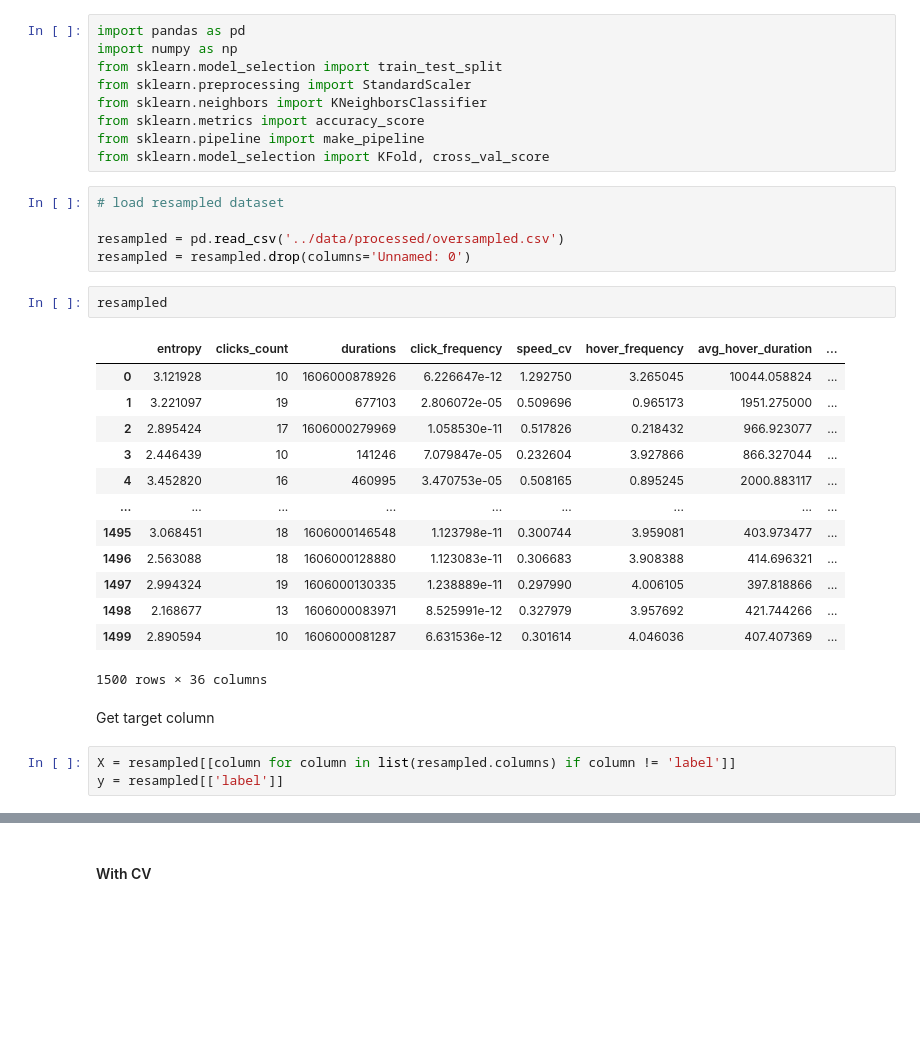
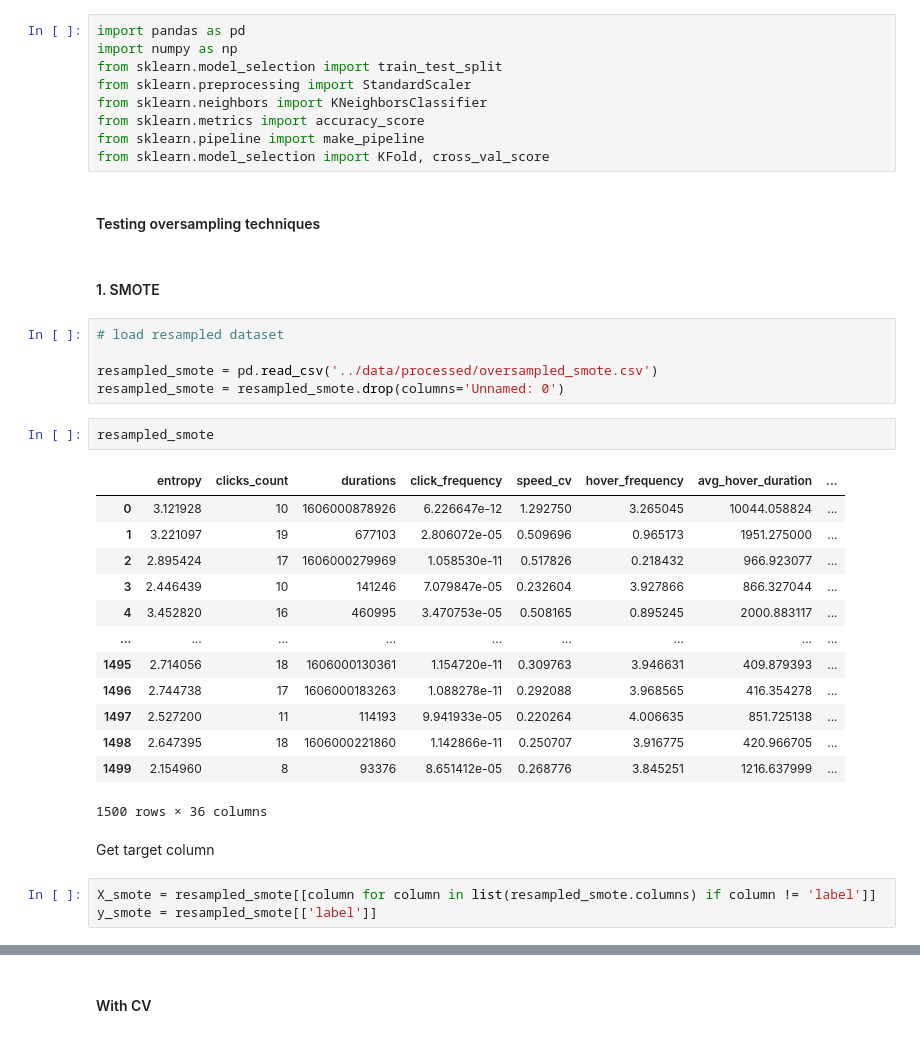
Before and after one commit to cherrydrunk/DSA4263-automated-fraud, a Jupyter notebook: notebooks/KNN_test_2.ipynb, the cells around one changed output, grey strips where cells are left out. Drawn from its saved outputs; the diff is of its cells as text; blank space fills up the shorter version.

Commit message:
update oversampling techniques

```diff
--- a/notebooks/KNN_test_2.ipynb
+++ b/notebooks/KNN_test_2.ipynb
@@ -7,29 +7,33 @@ from sklearn.neighbors import KNeighborsClassifier
 from sklearn.metrics import accuracy_score
 from sklearn.pipeline import make_pipeline
 from sklearn.model_selection import KFold, cross_val_score
+# %% [markdown]
+#### Testing oversampling techniques
+# %% [markdown]
+#### 1. SMOTE
 # %%
 # load resampled dataset
 
-resampled = pd.read_csv('../data/processed/oversampled.csv')
-resampled = resampled.drop(columns='Unnamed: 0')
+resampled_smote = pd.read_csv('../data/processed/oversampled_smote.csv')
+resampled_smote = resampled_smote.drop(columns='Unnamed: 0')
-# %%
-resampled
-# %% [output]
-|  | entropy | clicks_count | durations | click_frequency | speed_cv | hover_frequency | avg_hover_duration | ... |
-| 0 | 3.121928 | 10 | 1606000878926 | 6.226647e-12 | 1.292750 | 3.265045 | 10044.058824 | ... |
-| 1 | 3.221097 | 19 | 677103 | 2.806072e-05 | 0.509696 | 0.965173 | 1951.275000 | ... |
-| 2 | 2.895424 | 17 | 1606000279969 | 1.058530e-11 | 0.517826 | 0.218432 | 966.923077 | ... |
-| 3 | 2.446439 | 10 | 141246 | 7.079847e-05 | 0.232604 | 3.927866 | 866.327044 | ... |
-| 4 | 3.452820 | 16 | 460995 | 3.470753e-05 | 0.508165 | 0.895245 | 2000.883117 | ... |
-| ... | ... | ... | ... | ... | ... | ... | ... | ... |
-| 1495 | 3.068451 | 18 | 1606000146548 | 1.123798e-11 | 0.300744 | 3.959081 | 403.973477 | ... |
-| 1496 | 2.563088 | 18 | 1606000128880 | 1.123083e-11 | 0.306683 | 3.908388 | 414.696321 | ... |
-| 1497 | 2.994324 | 19 | 1606000130335 | 1.238889e-11 | 0.297990 | 4.006105 | 397.818866 | ... |
-| 1498 | 2.168677 | 13 | 1606000083971 | 8.525991e-12 | 0.327979 | 3.957692 | 421.744266 | ... |
-| 1499 | 2.890594 | 10 | 1606000081287 | 6.631536e-12 | 0.301614 | 4.046036 | 407.407369 | ... |
-1500 rows × 36 columns
+# %%
+resampled_smote
+# %% [output]
+|  | entropy | clicks_count | durations | click_frequency | speed_cv | hover_frequency | avg_hover_duration | ... |
+| 0 | 3.121928 | 10 | 1606000878926 | 6.226647e-12 | 1.292750 | 3.265045 | 10044.058824 | ... |
+| 1 | 3.221097 | 19 | 677103 | 2.806072e-05 | 0.509696 | 0.965173 | 1951.275000 | ... |
+| 2 | 2.895424 | 17 | 1606000279969 | 1.058530e-11 | 0.517826 | 0.218432 | 966.923077 | ... |
+| 3 | 2.446439 | 10 | 141246 | 7.079847e-05 | 0.232604 | 3.927866 | 866.327044 | ... |
+| 4 | 3.452820 | 16 | 460995 | 3.470753e-05 | 0.508165 | 0.895245 | 2000.883117 | ... |
+| ... | ... | ... | ... | ... | ... | ... | ... | ... |
+| 1495 | 2.714056 | 18 | 1606000130361 | 1.154720e-11 | 0.309763 | 3.946631 | 409.879393 | ... |
+| 1496 | 2.744738 | 17 | 1606000183263 | 1.088278e-11 | 0.292088 | 3.968565 | 416.354278 | ... |
+| 1497 | 2.527200 | 11 | 114193 | 9.941933e-05 | 0.220264 | 4.006635 | 851.725138 | ... |
+| 1498 | 2.647395 | 18 | 1606000221860 | 1.142866e-11 | 0.250707 | 3.916775 | 420.966705 | ... |
+| 1499 | 2.154960 | 8 | 93376 | 8.651412e-05 | 0.268776 | 3.845251 | 1216.637999 | ... |
+1500 rows × 36 columns
 # %% [markdown]
 Get target column
 # %%
-X = resampled[[column for column in list(resampled.columns) if column != 'label']]
-y = resampled[['label']]
+X_smote = resampled_smote[[column for column in list(resampled_smote.columns) if column != 'label']]
+y_smote = resampled_smote[['label']]
```
Also changed, not shown: parts of 24 cells of this notebook, 5 other files.
